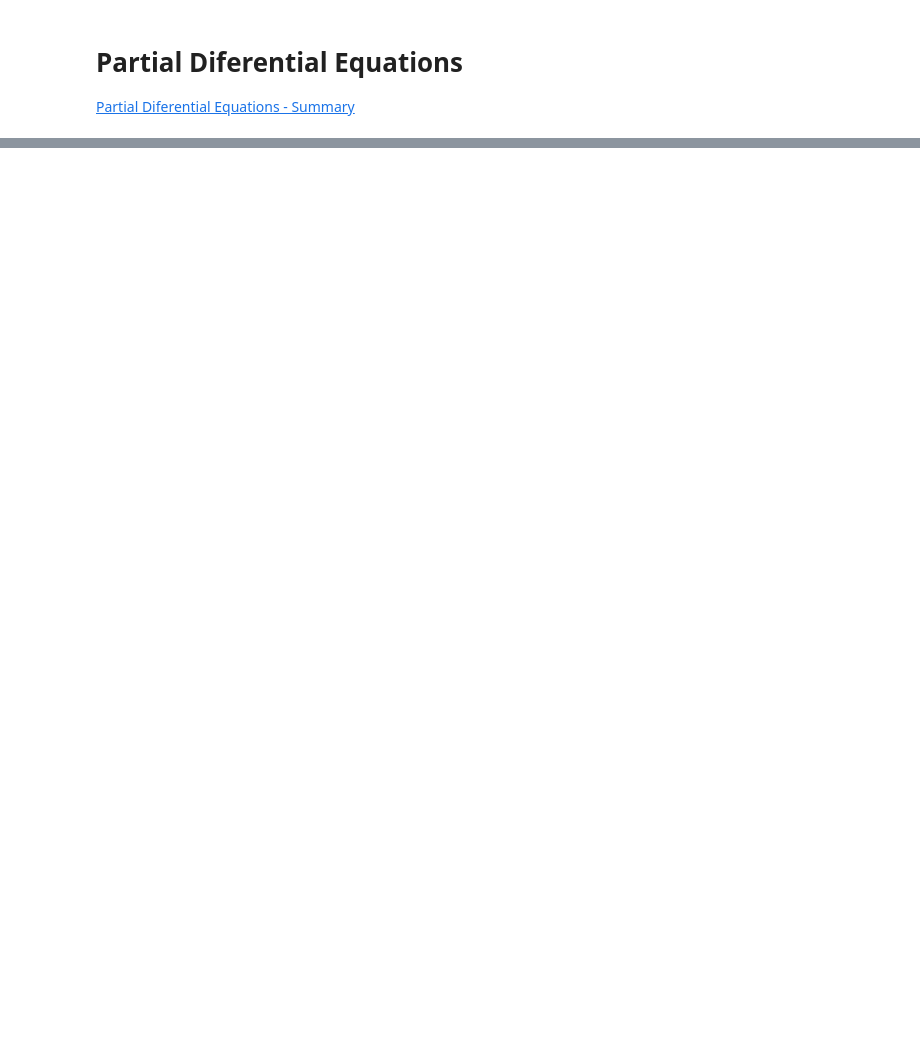
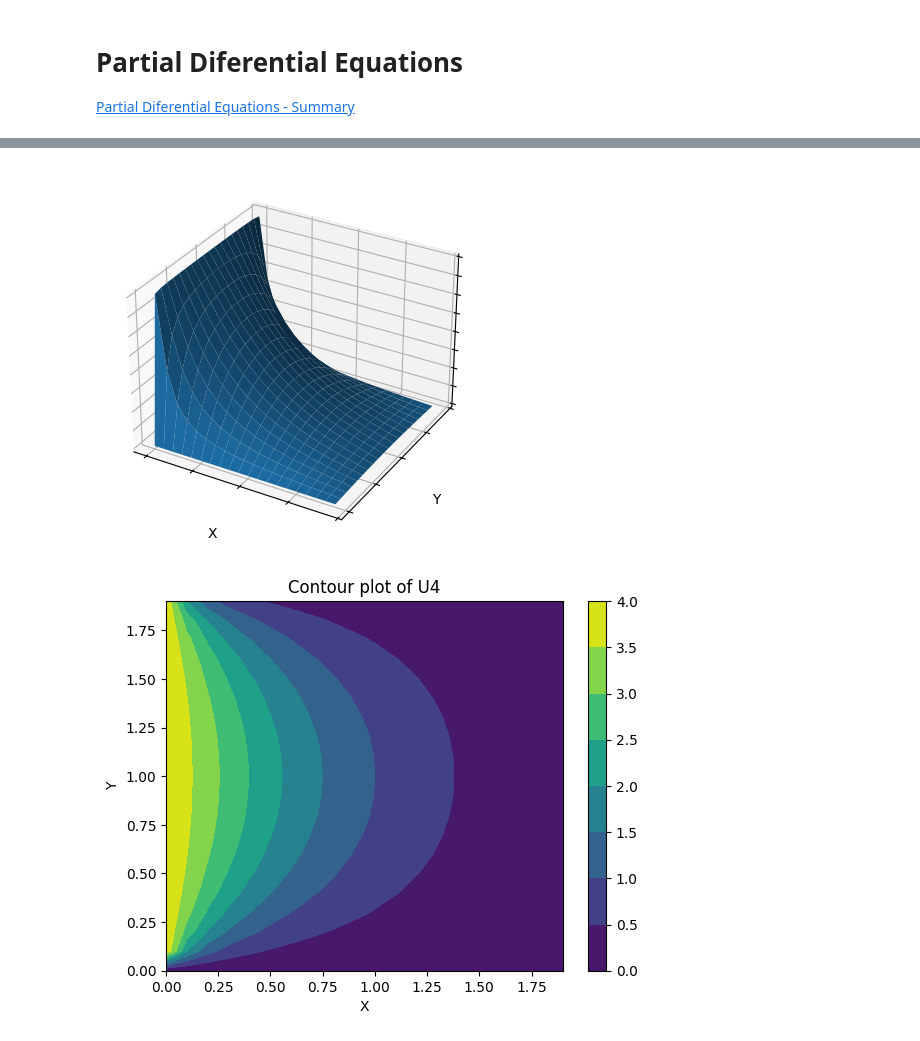
Before and after one commit to robertoarcanjo/Photonics, a Jupyter notebook: Theory/PDE.ipynb, the cells around one changed output, grey strips where cells are left out. Saved outputs shown, nothing was run; the diff lists cells and outputs as text; code cells hidden in the pictures; blank space fills up the shorter version.

```diff
--- a/Theory/PDE.ipynb
+++ b/Theory/PDE.ipynb
@@ -81,0 +140,28 @@ plt.show()
+# %%
+Z4 = U_v4(V4, X, Y, 100, a, b)
+
+# Plot the surface
+fig, ax = plt.subplots(subplot_kw={"projection": "3d"})
+ax.plot_surface(X, Y, Z4)
+
+ax.set(xticklabels=[],
+       yticklabels=[],
+       zticklabels=[])
+
+ax.set_xlabel('X')
+ax.set_ylabel('Y')
+ax.set_zlabel('U')
+
+plt.show()
+
+# Plot in 2d
+fig, ax = plt.subplots()
+CS = ax.contourf(X, Y, Z4)
+ax.set_xlabel('X')
+ax.set_ylabel('Y')
+ax.set_title('Contour plot of U4')
+plt.colorbar(CS)
+plt.show()
+# %% [output]
+[figure, added]
+[figure, added]
```
Also changed, not shown: parts of 7 cells of this notebook, 2 other files.
